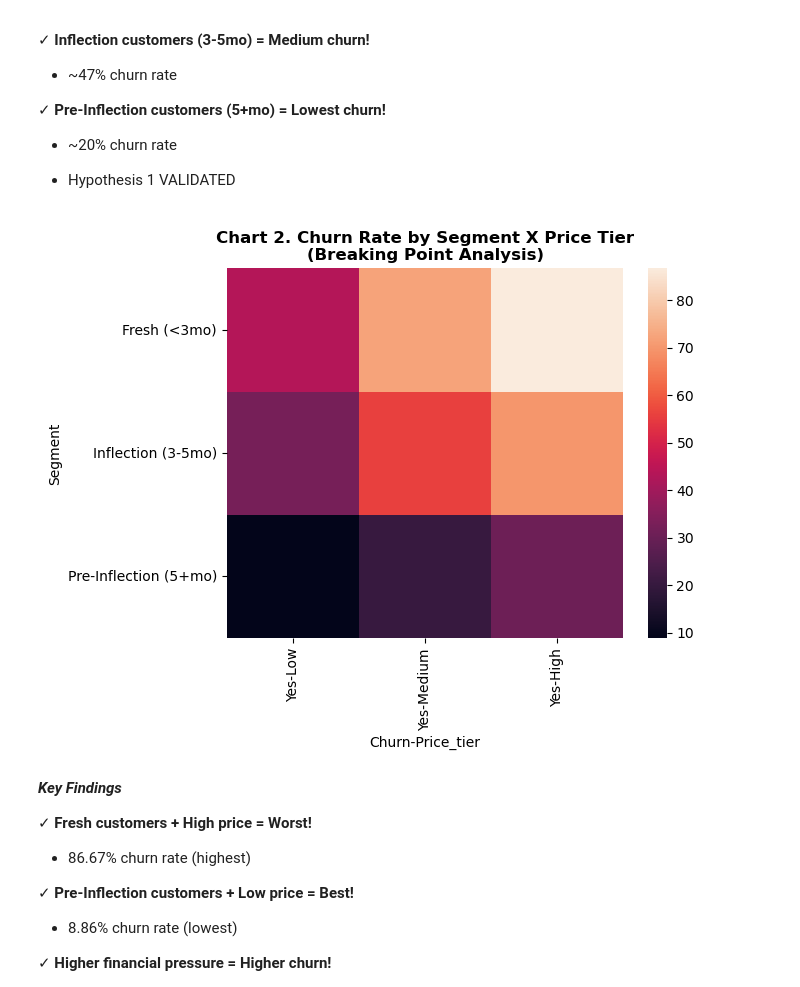
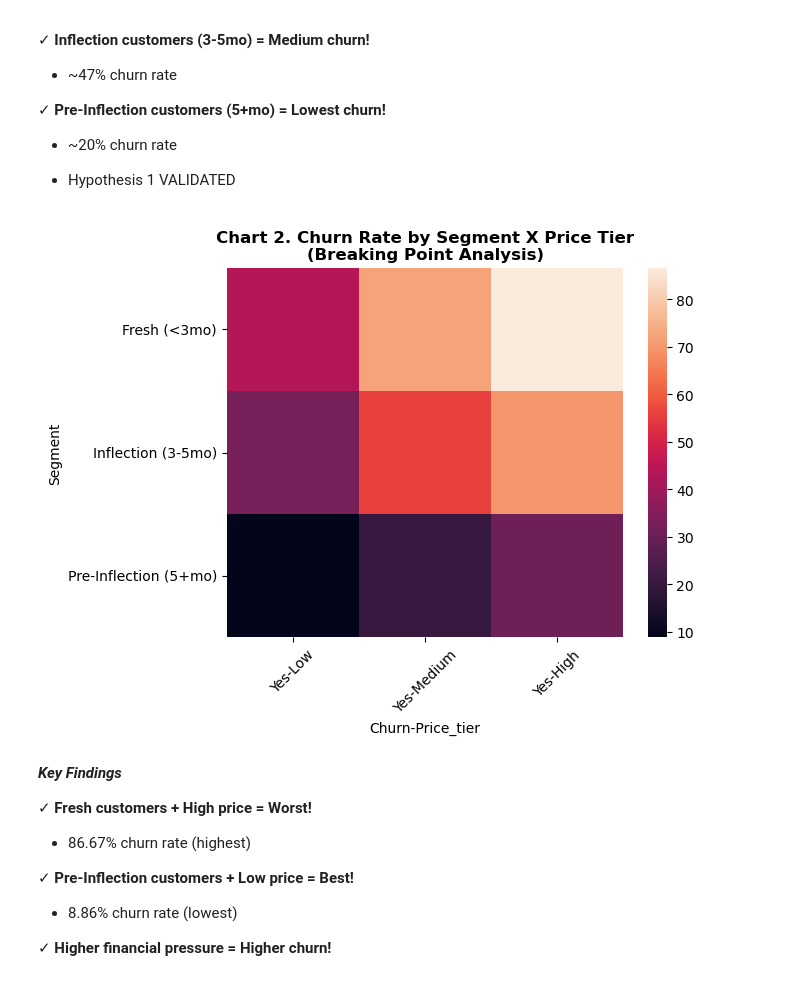
Before and after one commit to coolmich0904/YOUTUBE_CHURN_PRICE_RISK, a Jupyter notebook: notebooks/eda_01_macro_economic.ipynb, the cells around one changed output. Drawn from its saved outputs; the diff is of its cells as text; code cells hidden in the pictures.

```diff
--- a/notebooks/eda_01_macro_economic.ipynb
+++ b/notebooks/eda_01_macro_economic.ipynb
@@ -327,17 +329,19 @@ plt.show()
 # %%
 # 2. Segment X Price Tier Interaction (Heatmap)
 
 # transition into wide type table from row stacked table
 pivot_yes = pivot_result[['Yes']].unstack()
 
 fig, ax = plt.subplots()
 segment_churn.mul(100).plot(kind='bar', color=['#1f77b4', '#ff7f0e', '#d62728'])
 ax.set_title('Chart 2. Churn Rate by Segment X Price Tier\n(Breaking Point Analysis)', fontsize=12, fontweight='bold')
+ax.tick_params(axis='x', rotation=45)
 
 sns.heatmap(pivot_yes)
+plt.savefig('../outputs/churn_rate_by_price_tier')
 plt.show()
 # %% [output]
-[figure, old version]
+[figure, new version]
 # %% [markdown]
 ***Key Findings***
 
```
Also changed, not shown: parts of 9 cells of this notebook, 5 other files.
